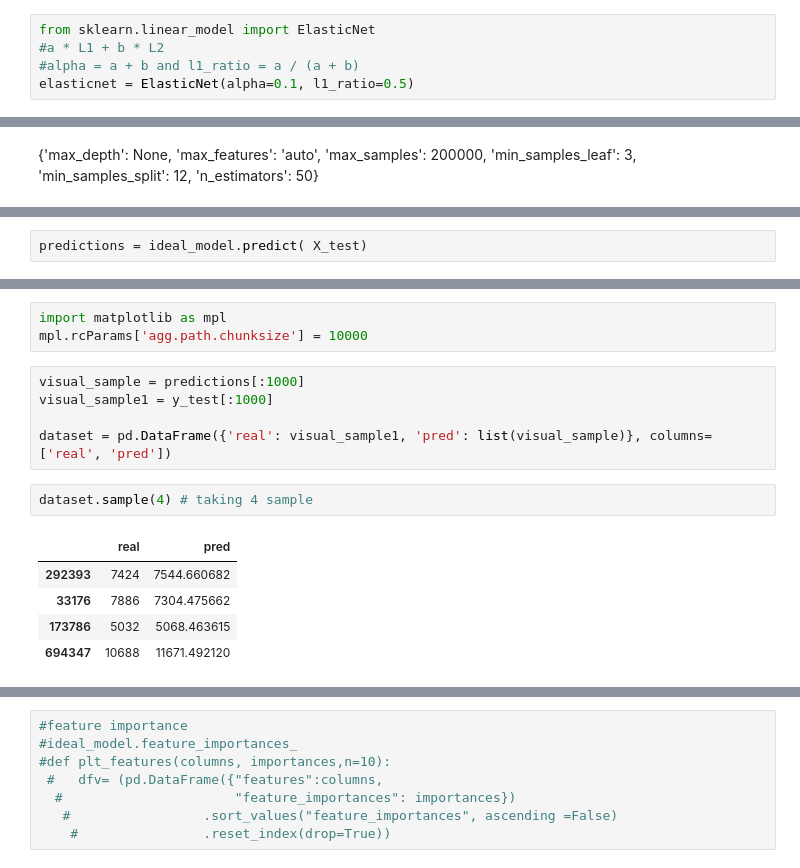
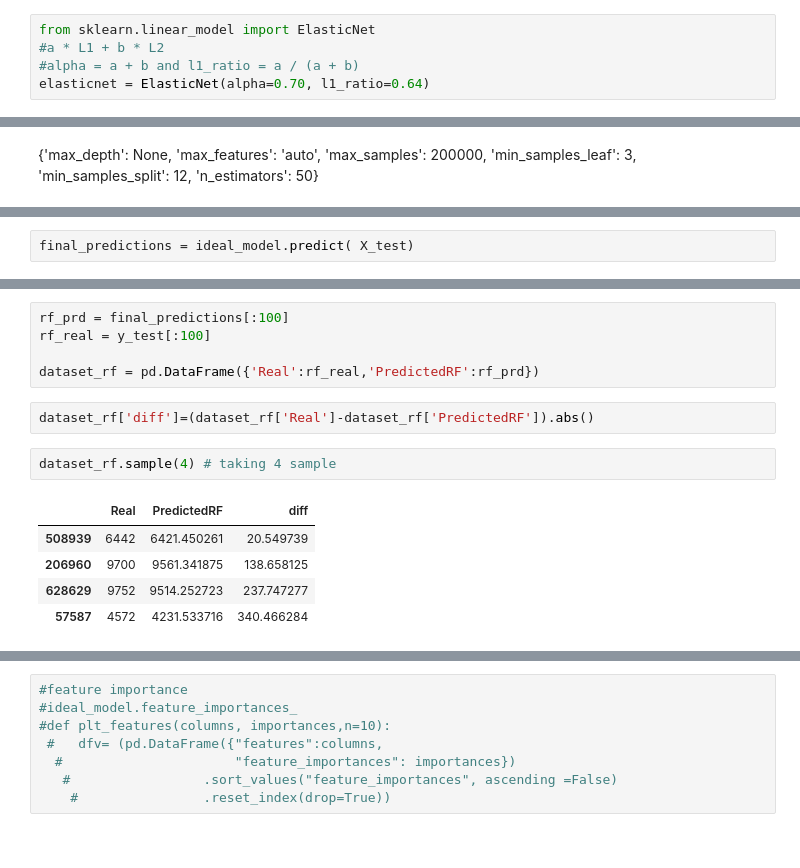
Before and after one commit to asim5800/Retail-Sales-Prediction, a Jupyter notebook: Asim_Rossmann_Sales_Prediction_Capstone_Project.ipynb, the cells around one changed output, grey strips where cells are left out. Cells and saved outputs as stored; diff of their text form.

```diff
--- a/Asim_Rossmann_Sales_Prediction_Capstone_Project.ipynb
+++ b/Asim_Rossmann_Sales_Prediction_Capstone_Project.ipynb
@@ -551,7 +563,7 @@ df1
 from sklearn.linear_model import ElasticNet
 #a * L1 + b * L2
 #alpha = a + b and l1_ratio = a / (a + b)
-elasticnet = ElasticNet(alpha=0.1, l1_ratio=0.5)
+elasticnet = ElasticNet(alpha=0.70, l1_ratio=0.64)
 # %%
 elasticnet.fit(X_train,y_train)
 # %% [output]
@@ -648,3 +673,3 @@ Test Accuracy: 0.9646023633479835
 # %%
-predictions = ideal_model.predict( X_test)
+final_predictions = ideal_model.predict( X_test)
 # %%
@@ -682,16 +682,15 @@ plt.ylabel('Predicted Y');
-# %%
-import matplotlib as mpl
-mpl.rcParams['agg.path.chunksize'] = 10000
-# %%
-visual_sample = predictions[:1000]
-visual_sample1 = y_test[:1000]
-
-dataset = pd.DataFrame({'real': visual_sample1, 'pred': list(visual_sample)}, columns=['real', 'pred'])
+# %%
+rf_prd = final_predictions[:100]
+rf_real = y_test[:100]
+
+dataset_rf = pd.DataFrame({'Real':rf_real,'PredictedRF':rf_prd})
+# %%
+dataset_rf['diff']=(dataset_rf['Real']-dataset_rf['PredictedRF']).abs()
 # %%
-dataset.sample(4) # taking 4 sample
+dataset_rf.sample(4) # taking 4 sample
 # %% [output]
-|  | real | pred |
-| 292393 | 7424 | 7544.660682 |
-| 33176 | 7886 | 7304.475662 |
-| 173786 | 5032 | 5068.463615 |
-| 694347 | 10688 | 11671.492120 |
+|  | Real | PredictedRF | diff |
+| 508939 | 6442 | 6421.450261 | 20.549739 |
+| 206960 | 9700 | 9561.341875 | 138.658125 |
+| 628629 | 9752 | 9514.252723 | 237.747277 |
+| 57587 | 4572 | 4231.533716 | 340.466284 |
```
Also changed, not shown: parts of 28 cells of this notebook.
